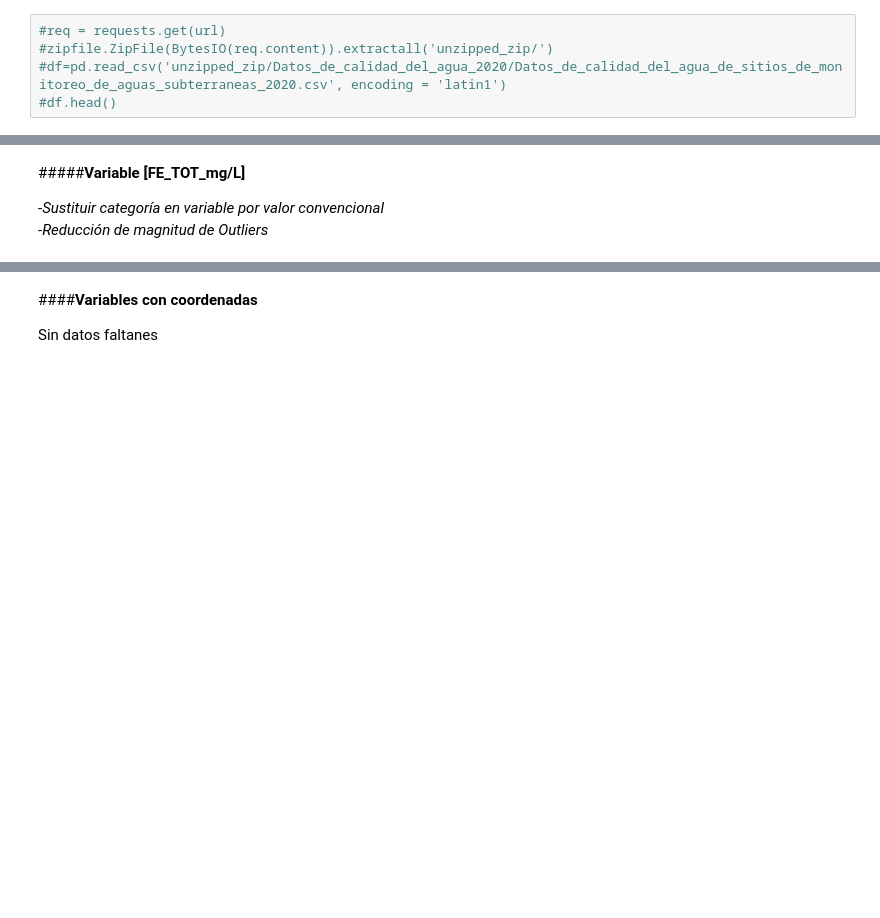
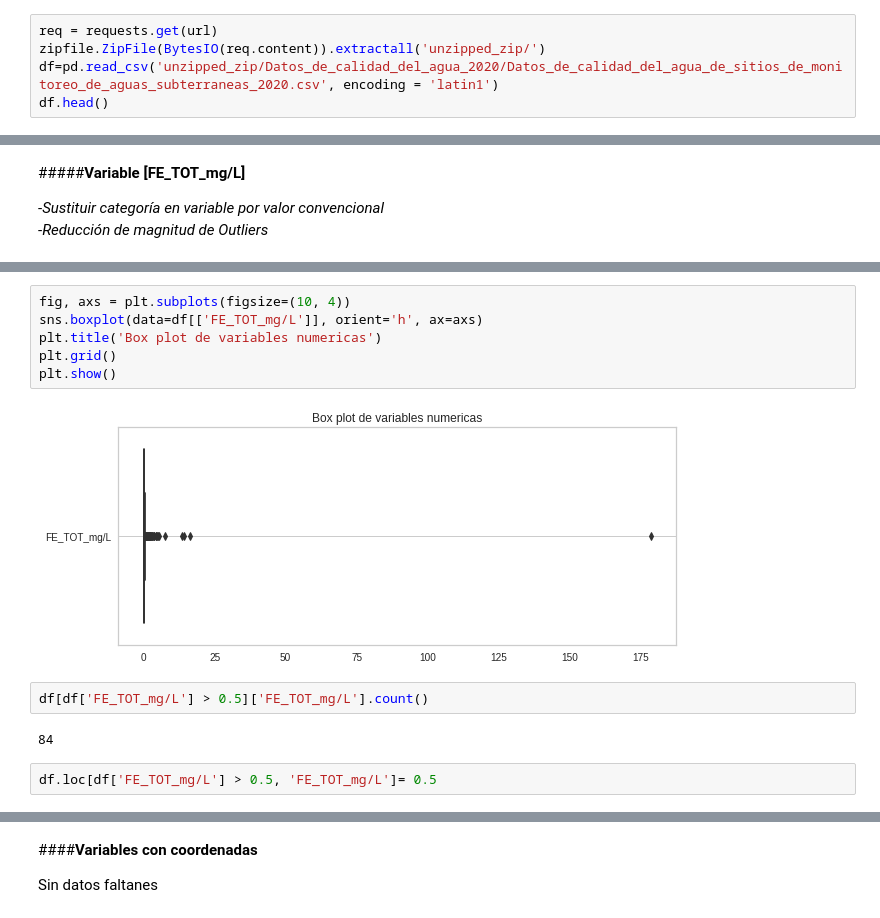
Before and after one commit to PosgradoMNA/actividades-del-projecto-equipo_36, a Jupyter notebook: Reto_Aguas_subterraneas_Entrega1.ipynb, the cells around one changed output, grey strips where cells are left out. Drawn from its saved outputs; the diff is of its cells as text; blank space fills up the shorter version.

```diff
--- a/Reto_Aguas_subterraneas_Entrega1.ipynb
+++ b/Reto_Aguas_subterraneas_Entrega1.ipynb
@@ -43,6 +51,6 @@ de las variables por tipo (categóricas y numéricas).
 # %%
-#req = requests.get(url)
-#zipfile.ZipFile(BytesIO(req.content)).extractall('unzipped_zip/')
-#df=pd.read_csv('unzipped_zip/Datos_de_calidad_del_agua_2020/Datos_de_calidad_del_agua_de_sitios_de_monitoreo_de_aguas_subterraneas_2020.csv', encoding = 'latin1')
-#df.head()
+req = requests.get(url)
+zipfile.ZipFile(BytesIO(req.content)).extractall('unzipped_zip/')
+df=pd.read_csv('unzipped_zip/Datos_de_calidad_del_agua_2020/Datos_de_calidad_del_agua_de_sitios_de_monitoreo_de_aguas_subterraneas_2020.csv', encoding = 'latin1')
+df.head()
 # %%
@@ -1133,0 +1142,14 @@ plt.show()
+# %%
+fig, axs = plt.subplots(figsize=(10, 4))
+sns.boxplot(data=df[['FE_TOT_mg/L']], orient='h', ax=axs)
+plt.title('Box plot de variables numericas')
+plt.grid()
+plt.show()
+# %% [output]
+[figure, added]
+# %%
+df[df['FE_TOT_mg/L'] > 0.5]['FE_TOT_mg/L'].count()
+# %% [output]
+84
+# %%
+df.loc[df['FE_TOT_mg/L'] > 0.5, 'FE_TOT_mg/L']= 0.5
```
Also changed, not shown: parts of 30 cells of this notebook.
